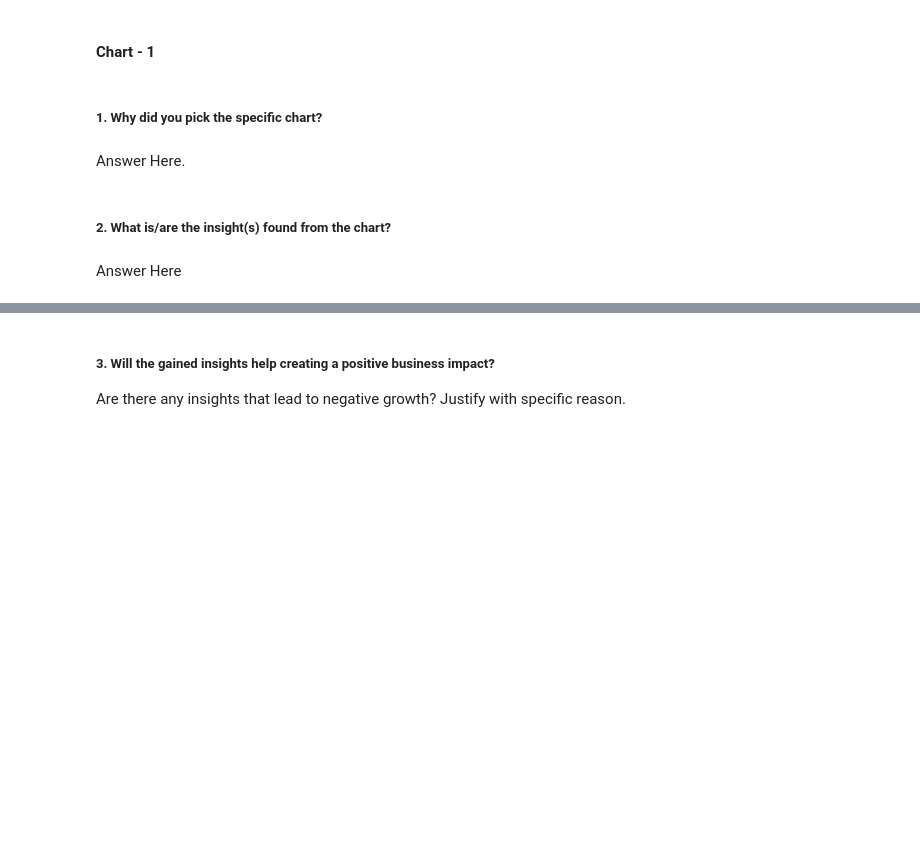
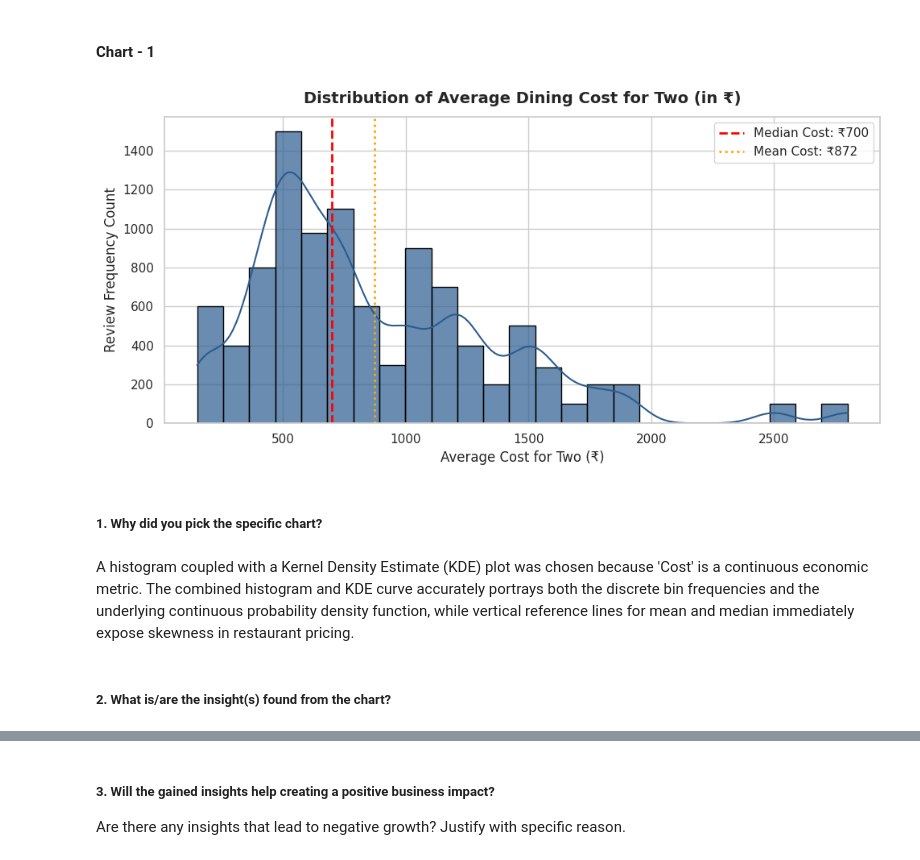
Before and after one commit to sarathi-14/zomato-labmentix-intern-task1, a Jupyter notebook: Sample_ML_Submission_Template.ipynb, the cells around one changed output, grey strips where cells are left out. Cells and saved outputs as stored; diff of their text form; code cells hidden in the pictures; blank space fills up the shorter version.

```diff
--- a/Sample_ML_Submission_Template.ipynb
+++ b/Sample_ML_Submission_Template.ipynb
@@ -142,8 +556,22 @@ Answer Here.
+# %%
+# Chart - 1: Distribution of Restaurant Cost for Two
+plt.figure(figsize=(10, 5))
+sns.histplot(df['Cost'], bins=25, kde=True, color='#2b5c8f', edgecolor='black', alpha=0.7)
+plt.axvline(df['Cost'].median(), color='red', linestyle='--', linewidth=2, label=f"Median Cost: ₹{df['Cost'].median():.0f}")
+plt.axvline(df['Cost'].mean(), color='orange', linestyle=':', linewidth=2, label=f"Mean Cost: ₹{df['Cost'].mean():.0f}")
+plt.title("Distribution of Average Dining Cost for Two (in ₹)", fontsize=14, fontweight='bold', pad=12)
+plt.xlabel("Average Cost for Two (₹)", fontsize=12)
+plt.ylabel("Review Frequency Count", fontsize=12)
+plt.legend(fontsize=11)
+plt.tight_layout()
+os.makedirs(os.path.join(project_root, 'outputs', 'visualizations'), exist_ok=True)
+plt.savefig(os.path.join(project_root, 'outputs', 'visualizations', 'chart_1_cost_distribution.png'), dpi=150)
+plt.show()
+# %% [output]
+[figure, added]
 # %% [markdown]
 ##### 1. Why did you pick the specific chart?
-# %% [markdown]
-Answer Here.
+# %% [markdown]
+A histogram coupled with a Kernel Density Estimate (KDE) plot was chosen because 'Cost' is a continuous economic metric. The combined histogram and KDE curve accurately portrays both the discrete bin frequencies and the underlying continuous probability density function, while vertical reference lines for mean and median immediately expose skewness in restaurant pricing.
 # %% [markdown]
 ##### 2. What is/are the insight(s) found from the chart?
-# %% [markdown]
-Answer Here
```
Also changed, not shown: parts of 287 cells of this notebook, 47 other files.
